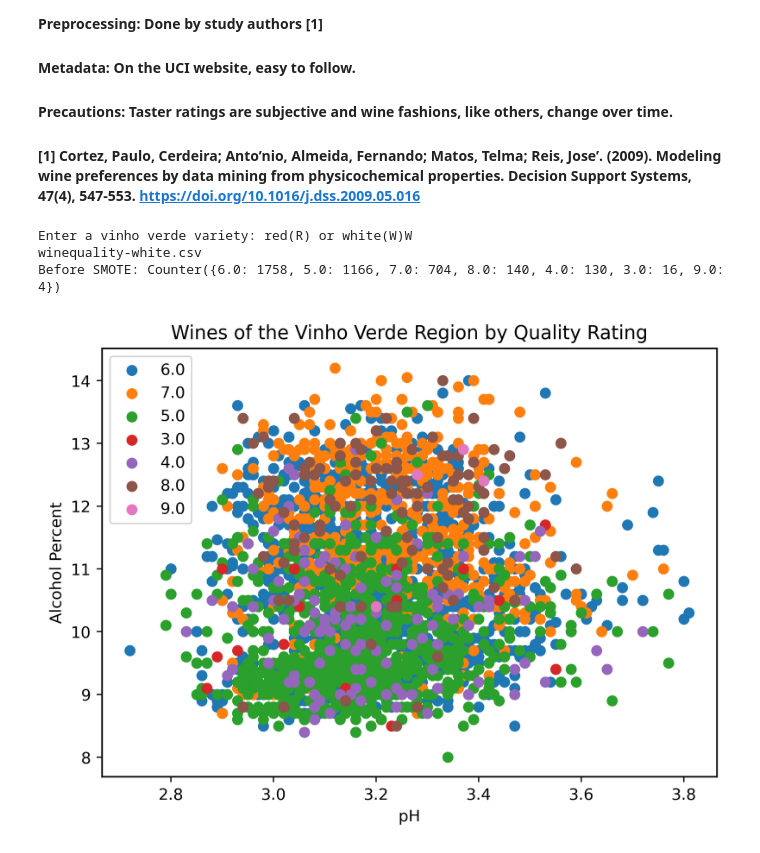
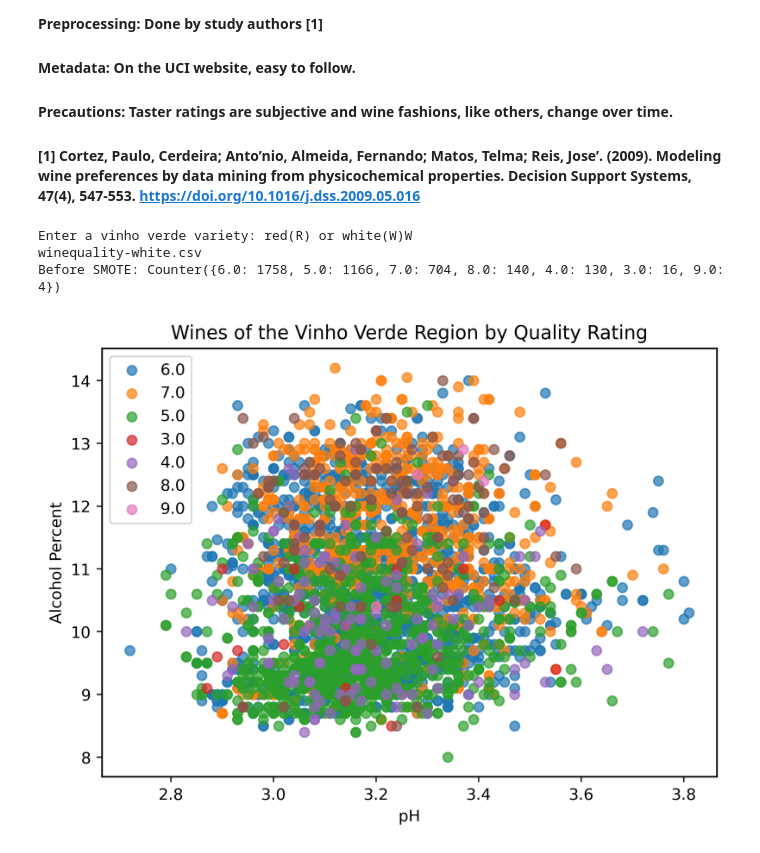
Before and after one commit to joecerniglia/vinho, a Jupyter notebook: scatter_alcohol.ipynb, the cells around one changed output. Saved outputs shown, nothing was run; the diff lists cells and outputs as text; code cells hidden in the pictures.

```diff
--- a/scatter_alcohol.ipynb
+++ b/scatter_alcohol.ipynb
@@ -46,32 +46,34 @@ try:
 
     # Split-out validation dataset
     array = dataset.values
     X = array[:,0:11]
     Y = array[:,11]
     validation_size = 0.20
     seed = 7
 
     X_train, X_validation, Y_train, Y_validation = train_test_split(X, Y,
         test_size=validation_size, random_state=seed, stratify=Y)
     counter=Counter(Y_train)
     print('Before SMOTE:',counter)
+    # scatter plot of examples by class label
 
+    #print(X_train[:6,:])
     # scatter plot of examples by class label: pH (8) x Alcohol (10)
     # Both pH and Alcohol are correlated with Quality
     for label, _ in counter.items():
         #row_ix returns an array containing all the row numbers for a given label (color)
         row_ix = where(Y_train == label)[0]
         #print("row_ix", row_ix)
-        pyplot.scatter(X_train[row_ix, 8], X_train[row_ix, 10], label=str(label))
+        pyplot.scatter(X_train[row_ix, 8], X_train[row_ix, 10], label=str(label), alpha=.7)
     pyplot.legend()
     pyplot.title("Wines of the Vinho Verde Region by Quality Rating")
     pyplot.xlabel("pH")
     pyplot.ylabel("Alcohol Percent")
     pyplot.show()
 except:
     print('Exiting function.')
 # %% [output]
 Enter a vinho verde variety: red(R) or white(W)W
 winequality-white.csv
 Before SMOTE: Counter({6.0: 1758, 5.0: 1166, 7.0: 704, 8.0: 140, 4.0: 130, 3.0: 16, 9.0: 4})
-[figure, old version]
+[figure, new version]
```
